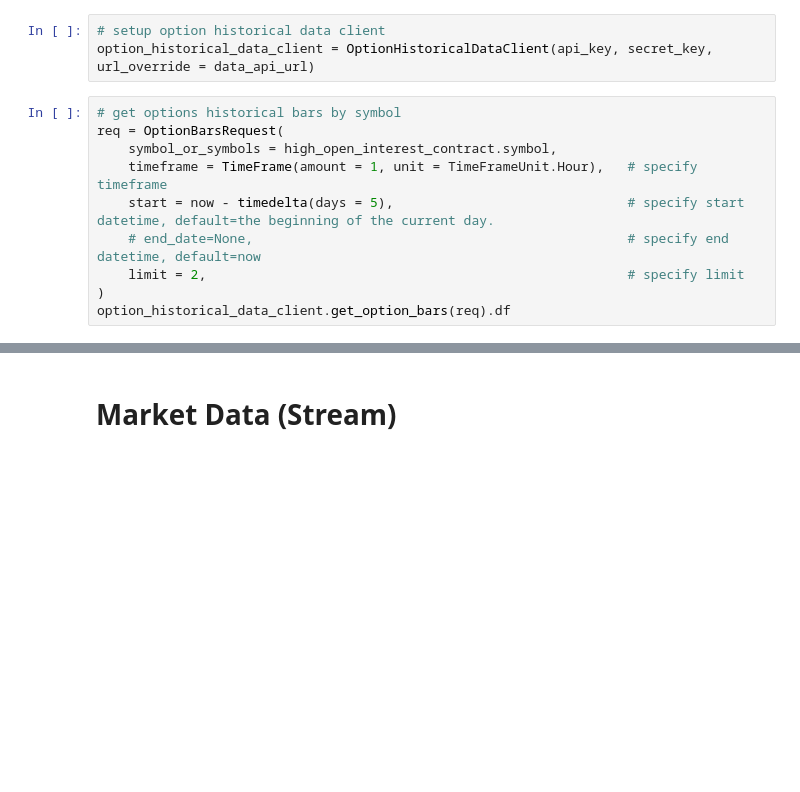
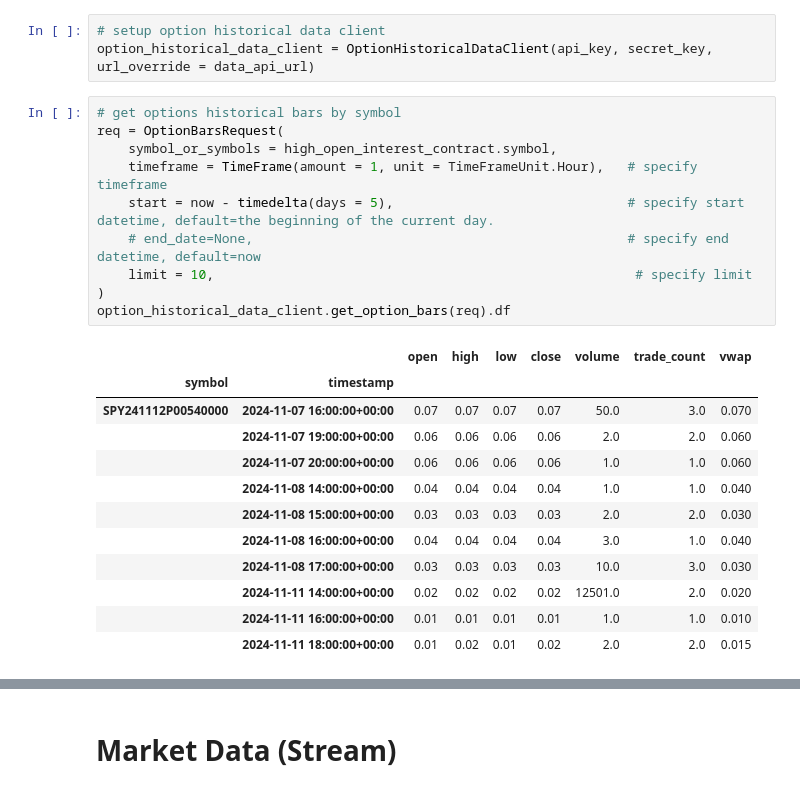
Before and after one commit to idsts2670/Alpaca, a Jupyter notebook: alpaca_py/options_trading_basic.ipynb, the cells around one changed output, grey strips where cells are left out. Cells and saved outputs as stored; diff of their text form; blank space fills up the shorter version.

```diff
--- a/alpaca_py/options_trading_basic.ipynb
+++ b/alpaca_py/options_trading_basic.ipynb
@@ -522,13 +522,26 @@ option_historical_data_client = OptionHistoricalDataClient(api_key, secret_key,
 # %%
 # get options historical bars by symbol
 req = OptionBarsRequest(
     symbol_or_symbols = high_open_interest_contract.symbol,
     timeframe = TimeFrame(amount = 1, unit = TimeFrameUnit.Hour),   # specify timeframe
     start = now - timedelta(days = 5),                              # specify start datetime, default=the beginning of the current day.
     # end_date=None,                                                # specify end datetime, default=now
-    limit = 2,                                                      # specify limit
+    limit = 10,                                                      # specify limit
 )
 option_historical_data_client.get_option_bars(req).df
+# %% [output]
+|  |  | open | high | low | close | volume | trade_count | vwap |
+| symbol | timestamp |  |  |  |  |  |  |  |
+| SPY241112P00540000 | 2024-11-07 16:00:00+00:00 | 0.07 | 0.07 | 0.07 | 0.07 | 50.0 | 3.0 | 0.070 |
+|  | 2024-11-07 19:00:00+00:00 | 0.06 | 0.06 | 0.06 | 0.06 | 2.0 | 2.0 | 0.060 |
+|  | 2024-11-07 20:00:00+00:00 | 0.06 | 0.06 | 0.06 | 0.06 | 1.0 | 1.0 | 0.060 |
+|  | 2024-11-08 14:00:00+00:00 | 0.04 | 0.04 | 0.04 | 0.04 | 1.0 | 1.0 | 0.040 |
+|  | 2024-11-08 15:00:00+00:00 | 0.03 | 0.03 | 0.03 | 0.03 | 2.0 | 2.0 | 0.030 |
+|  | 2024-11-08 16:00:00+00:00 | 0.04 | 0.04 | 0.04 | 0.04 | 3.0 | 1.0 | 0.040 |
+|  | 2024-11-08 17:00:00+00:00 | 0.03 | 0.03 | 0.03 | 0.03 | 10.0 | 3.0 | 0.030 |
+|  | 2024-11-11 14:00:00+00:00 | 0.02 | 0.02 | 0.02 | 0.02 | 12501.0 | 2.0 | 0.020 |
+|  | 2024-11-11 16:00:00+00:00 | 0.01 | 0.01 | 0.01 | 0.01 | 1.0 | 1.0 | 0.010 |
+|  | 2024-11-11 18:00:00+00:00 | 0.01 | 0.02 | 0.01 | 0.02 | 2.0 | 2.0 | 0.015 |
 # %%
 # get options historical trades by symbol
 req = OptionTradesRequest(
```
Also changed, not shown: parts of 14 cells of this notebook, 2 other files.
